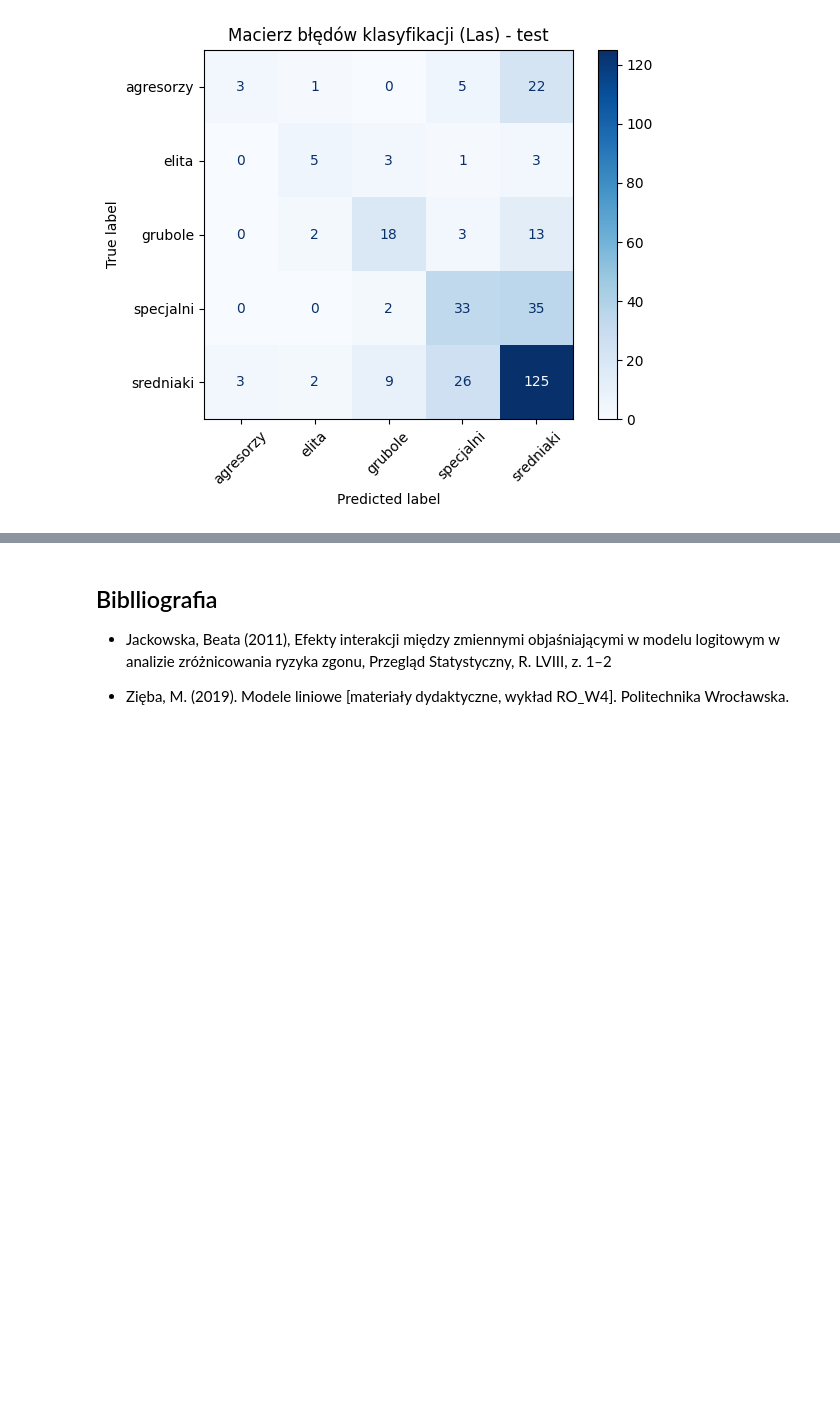
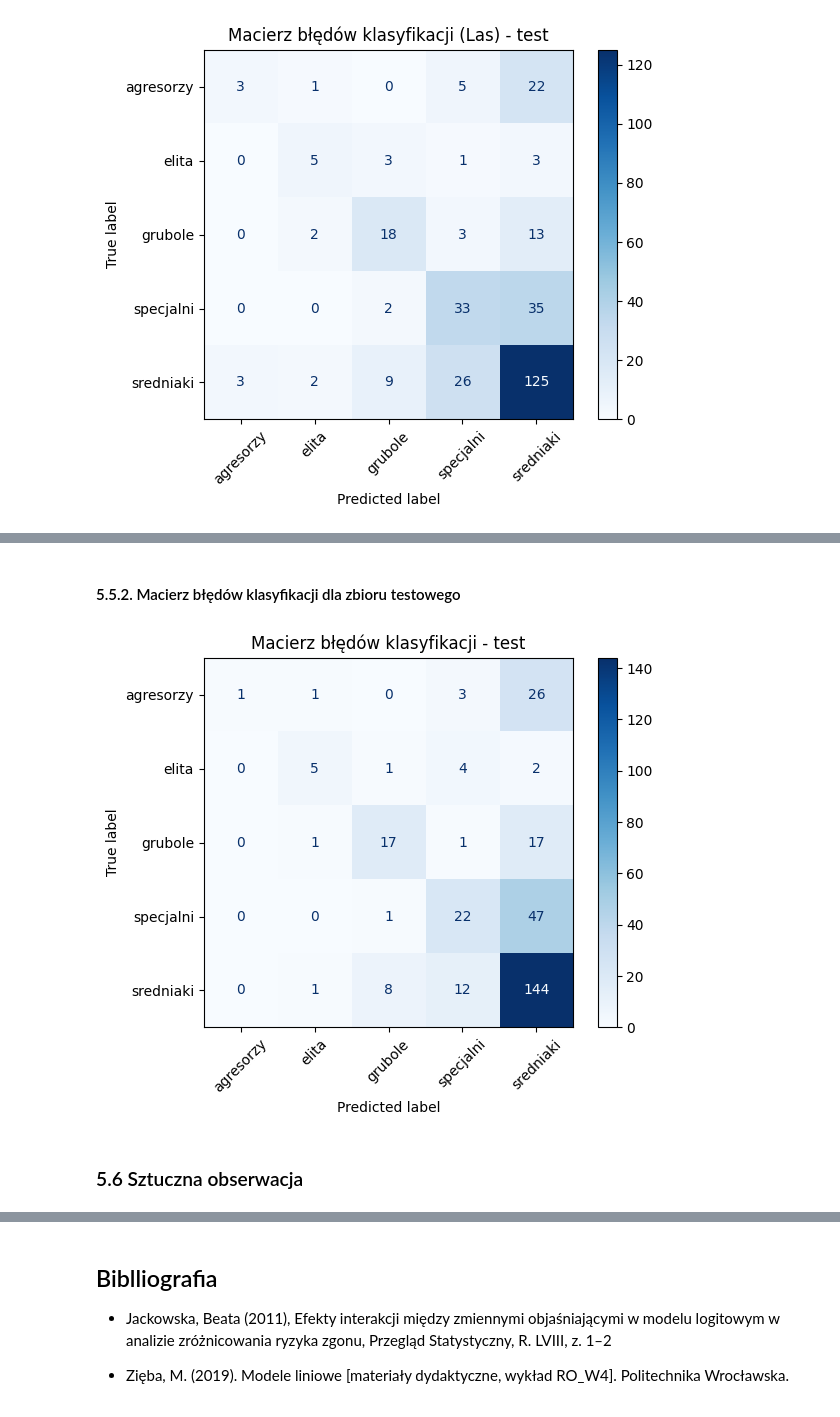
Before and after one commit to jarmuszz/mad-projekt2, a Jupyter notebook: main.ipynb, the cells around one changed output, grey strips where cells are left out. Saved outputs shown, nothing was run; the diff lists cells and outputs as text; code cells hidden in the pictures; blank space fills up the shorter version.

Commit message:
Add hybrid to the main file

```diff
--- a/main.ipynb
+++ b/main.ipynb
@@ -499,0 +671,17 @@ plt.show()
+# %% [markdown]
+#### 5.5.2. Macierz błędów klasyfikacji dla zbioru testowego
+# %%
+disp = ConfusionMatrixDisplay.from_predictions(
+    etykieta_test,
+    hybrid3_pred,
+    cmap="Blues",
+    xticks_rotation=45
+)
+
+plt.title("Macierz błędów klasyfikacji - test")
+plt.savefig("confusion_matrix_test_regresja.png", dpi=300, bbox_inches="tight")
+plt.show()
+# %% [output]
+[figure, added]
+# %% [markdown]
+### 5.6 Sztuczna obserwacja
```
Also changed, not shown: parts of 44 cells of this notebook.
